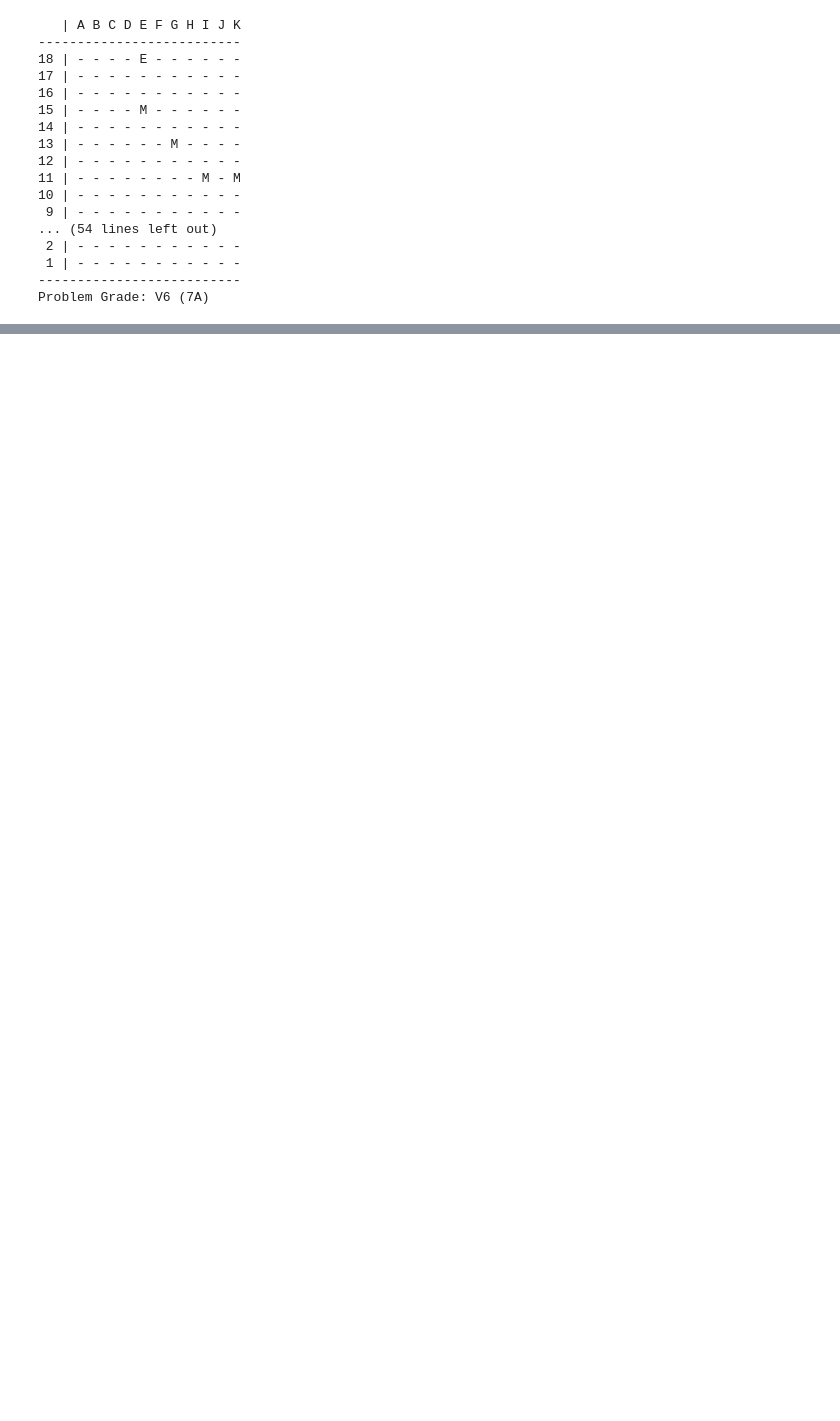
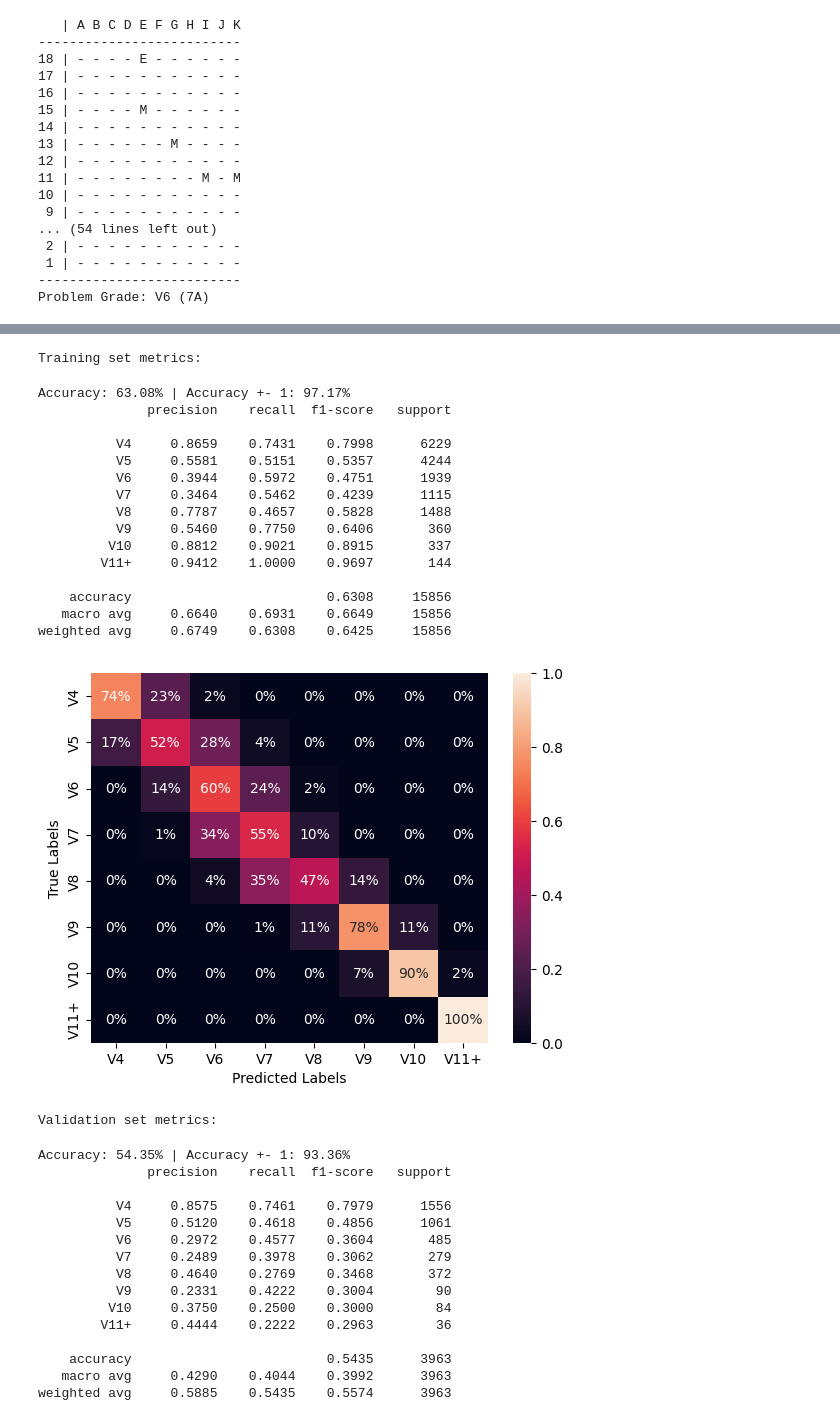
Before and after one commit to bctboi23/BoardGen, a Jupyter notebook: grade_classifier.ipynb, the cells around one changed output, grey strips where cells are left out. Saved outputs shown, nothing was run; the diff lists cells and outputs as text; code cells hidden in the pictures; blank space fills up the shorter version.

```diff
--- a/grade_classifier.ipynb
+++ b/grade_classifier.ipynb
@@ -491,0 +659,6 @@ torch.save(model, 'moonboard-clf.pth')
+# %%
+# get the best performing model weights
+cnn_model.load_state_dict(torch.load('cnn.pt'))
+
+# show a boulder
+show_boulder(cnn_model, device, val_dataset)
@@ -491,0 +683,49 @@ torch.save(model, 'moonboard-clf.pth')
+# %%
+# get model stats
+train_cf_iter = data.DataLoader(train_dataset,
+                                 shuffle=False,
+                                 batch_size=64)
+
+
+valid_cf_iter = data.DataLoader(val_dataset,
+                                 shuffle=False,
+                                 batch_size=64)
+
+print(f"Training set metrics:")
+get_metrics(cnn_model, train_cf_iter, device)
+print(f"Validation set metrics:")
+get_metrics(cnn_model, valid_cf_iter, device)
+# %% [output]
+Training set metrics:
+Accuracy: 63.08% | Accuracy +- 1: 97.17%
+              precision    recall  f1-score   support
+
+          V4     0.8659    0.7431    0.7998      6229
+          V5     0.5581    0.5151    0.5357      4244
+          V6     0.3944    0.5972    0.4751      1939
+          V7     0.3464    0.5462    0.4239      1115
+          V8     0.7787    0.4657    0.5828      1488
+          V9     0.5460    0.7750    0.6406       360
+         V10     0.8812    0.9021    0.8915       337
+        V11+     0.9412    1.0000    0.9697       144
+
+    accuracy                         0.6308     15856
+   macro avg     0.6640    0.6931    0.6649     15856
+weighted avg     0.6749    0.6308    0.6425     15856
+[figure, added]
+Validation set metrics:
+Accuracy: 54.35% | Accuracy +- 1: 93.36%
+              precision    recall  f1-score   support
+
+          V4     0.8575    0.7461    0.7979      1556
+          V5     0.5120    0.4618    0.4856      1061
+          V6     0.2972    0.4577    0.3604       485
+          V7     0.2489    0.3978    0.3062       279
+          V8     0.4640    0.2769    0.3468       372
+          V9     0.2331    0.4222    0.3004        90
+         V10     0.3750    0.2500    0.3000        84
+        V11+     0.4444    0.2222    0.2963        36
+
+    accuracy                         0.5435      3963
+   macro avg     0.4290    0.4044    0.3992      3963
+weighted avg     0.5885    0.5435    0.5574      3963
```
Also changed, not shown: parts of 26 cells of this notebook.
